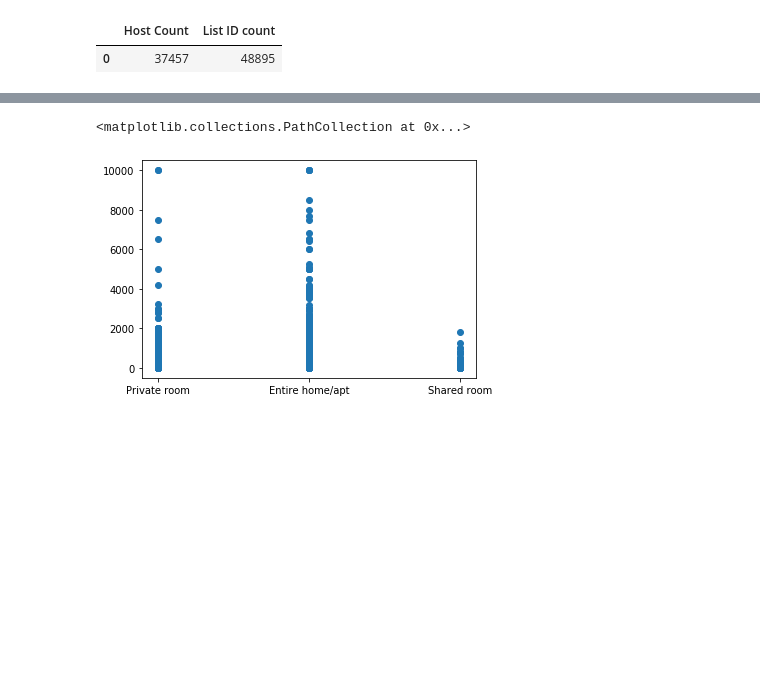
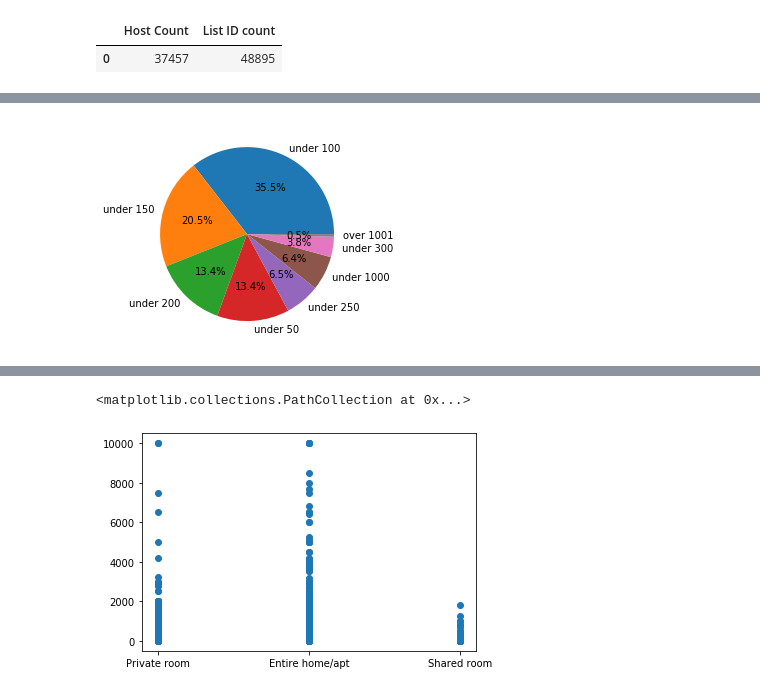
Before and after one commit to hayden4davey/Project1-Group2, a Jupyter notebook: shao data exploring.ipynb, the cells around one changed output, grey strips where cells are left out. Cells and saved outputs as stored; diff of their text form; code cells hidden in the pictures; blank space fills up the shorter version.

```diff
--- a/shao data exploring.ipynb
+++ b/shao data exploring.ipynb
@@ -120,3 +168,8 @@ datadf["price categories"] = pd.cut(datadf["price"], bins, labels=group_names)
+# %%
+plt.pie(price_Demographics['list_price'],labels=price_Demographics.index,autopct="%1.1f%%")
+plt.show()
+# %% [output]
+[figure, added]
 # %%
 area_mean=datadf.groupby('neighbourhood_group').count()
 area_mean
```
Also changed, not shown: parts of 16 cells of this notebook.
